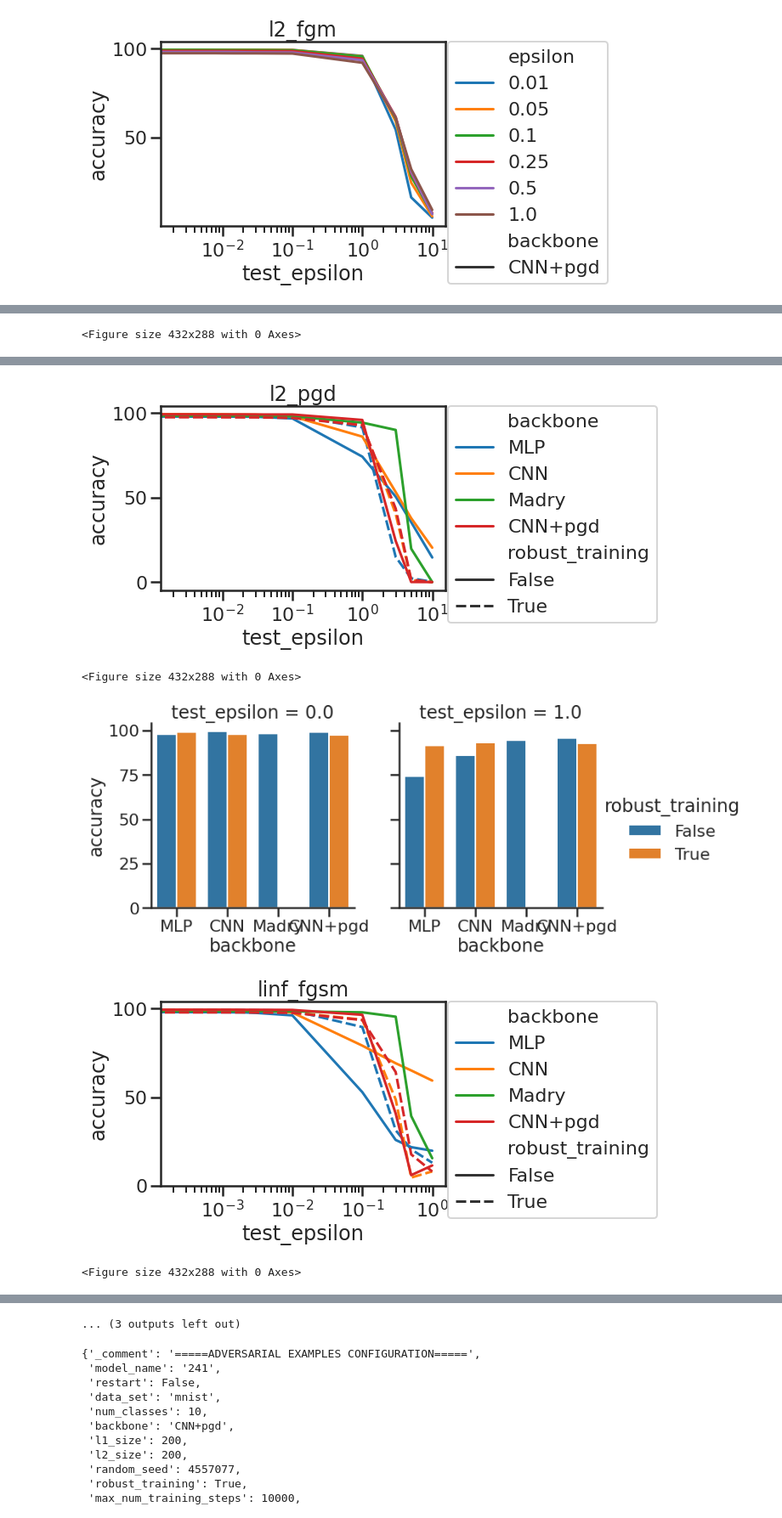
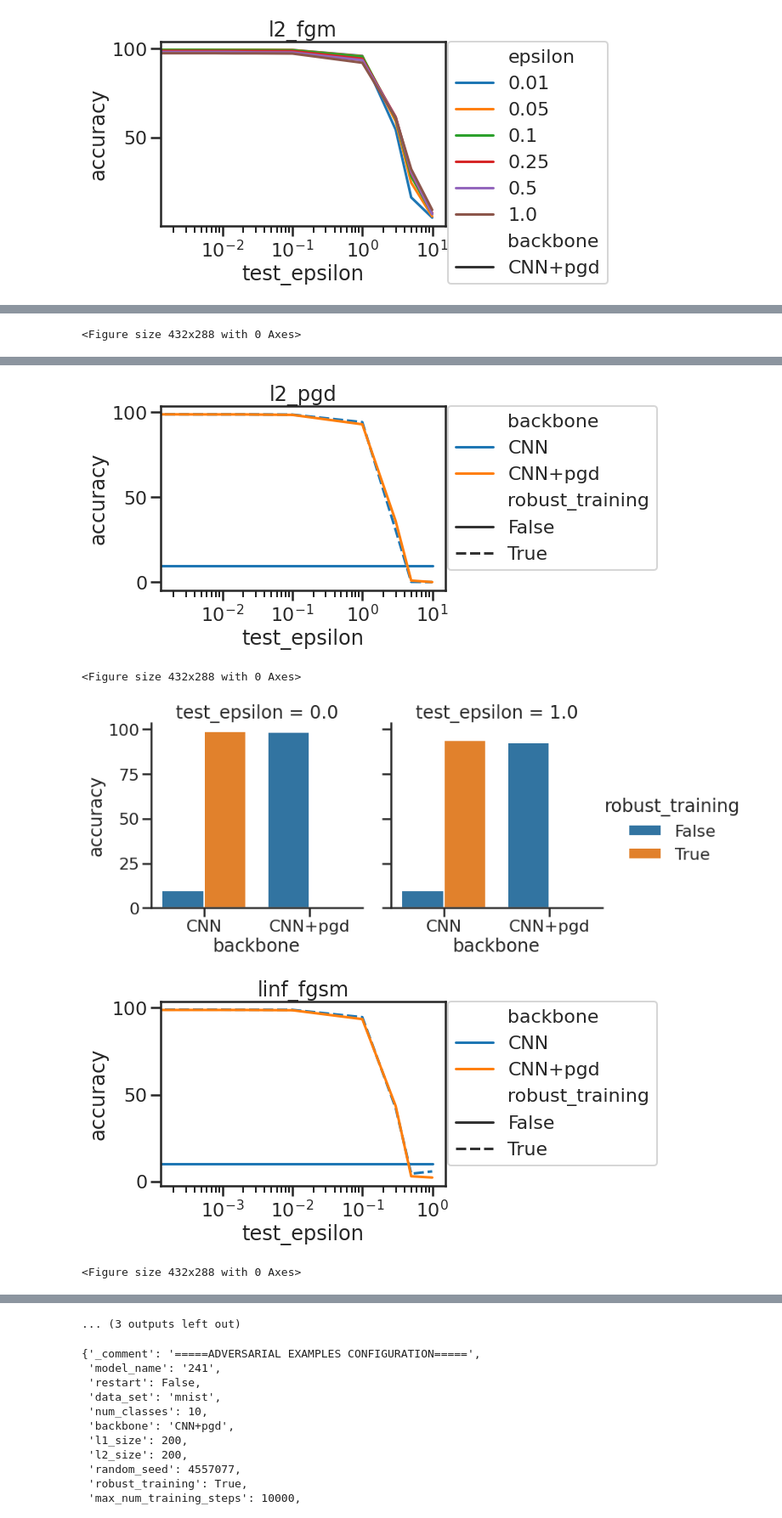
Before and after one commit to kimvc7/Robustness, a Jupyter notebook: notebooks/MNIST.ipynb, the cells around one changed output, grey strips where cells are left out. Shown at 85% size. Cells and saved outputs as stored; diff of their text form; code cells hidden in the pictures.

```diff
--- a/notebooks/MNIST.ipynb
+++ b/notebooks/MNIST.ipynb
@@ -27,7 +28,7 @@ name_attacks = ["linf_pgd","l2_pgd", "linf_fgsm", "l2_fgm"]
 parameters = {"epsilon": {}, "backbone": {}, "initial_learning_rate": {},
               "robust_training": {}, "epsilon_pgd_training":{}}
 
-to_exclude = [283,284]
+to_exclude = [73,74,86]
 experiment_list_tmp = [element for i, element in enumerate(experiment_list) if i not in to_exclude]
 for exp in experiment_list_tmp:
     for kk in parameters.keys():
@@ -53,9 +54,9 @@ epsilon_pgd_training
 # %%
 # Display learning rate impact
-epsilon = 0.05
-backbone = 'CNN+pgd'
-robust_training = True
-epsilon_pgd_training = 0.3
+epsilon = 0.5
+backbone = 'CNN'
+robust_training = False
+epsilon_pgd_training = 0.1
 
 if robust_training:
     ids = list(set(parameters["backbone"][backbone]) & set(parameters["epsilon"][epsilon]) &
@@ -201,7 +202,7 @@ for attack in name_attacks:
 [figure]
 # %%
 # Display best
-backbones = ['MLP', 'CNN', 'Madry', "CNN+pgd"]
+backbones = ['CNN', "CNN+pgd"] #'Madry','MLP'
 robust_trainings = [True, False]
 
 list_entries = []
@@ -209,6 +210,9 @@ for backbone in backbones:
     for robust_training in robust_trainings:
         if (backbone == 'Madry' and robust_training == True) or \
             (backbone == 'CNN+clipping' and robust_training == False):
+            continue
+
+        if backbone == 'CNN+pgd' and robust_training == True:
             continue
 
         ids = list(set(parameters["backbone"][backbone]) & set(parameters["robust_training"][robust_training]))
@@ -304,5 +304,5 @@ plt.legend(bbox_to_anchor=(1.01, 1),borderaxespad=0)
-[figure, old version]
+[figure, new version]
 <Figure size 432x288 with 0 Axes>
-[figure, old version]
+[figure, new version]
-[figure, old version]
+[figure, new version]
 <Figure size 432x288 with 0 Axes>
```
Also changed, not shown: parts of 5 cells of this notebook, 3 other files.
